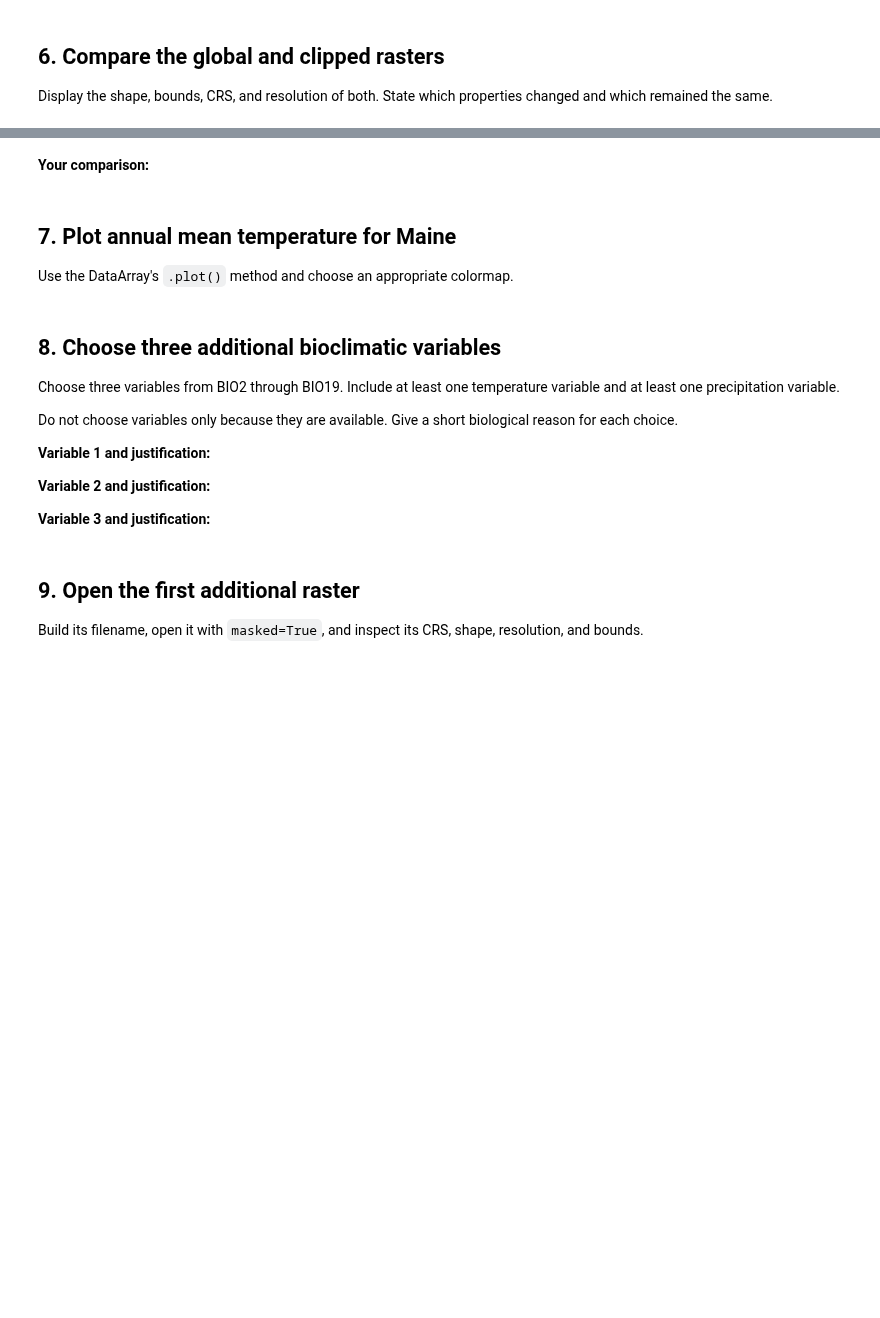
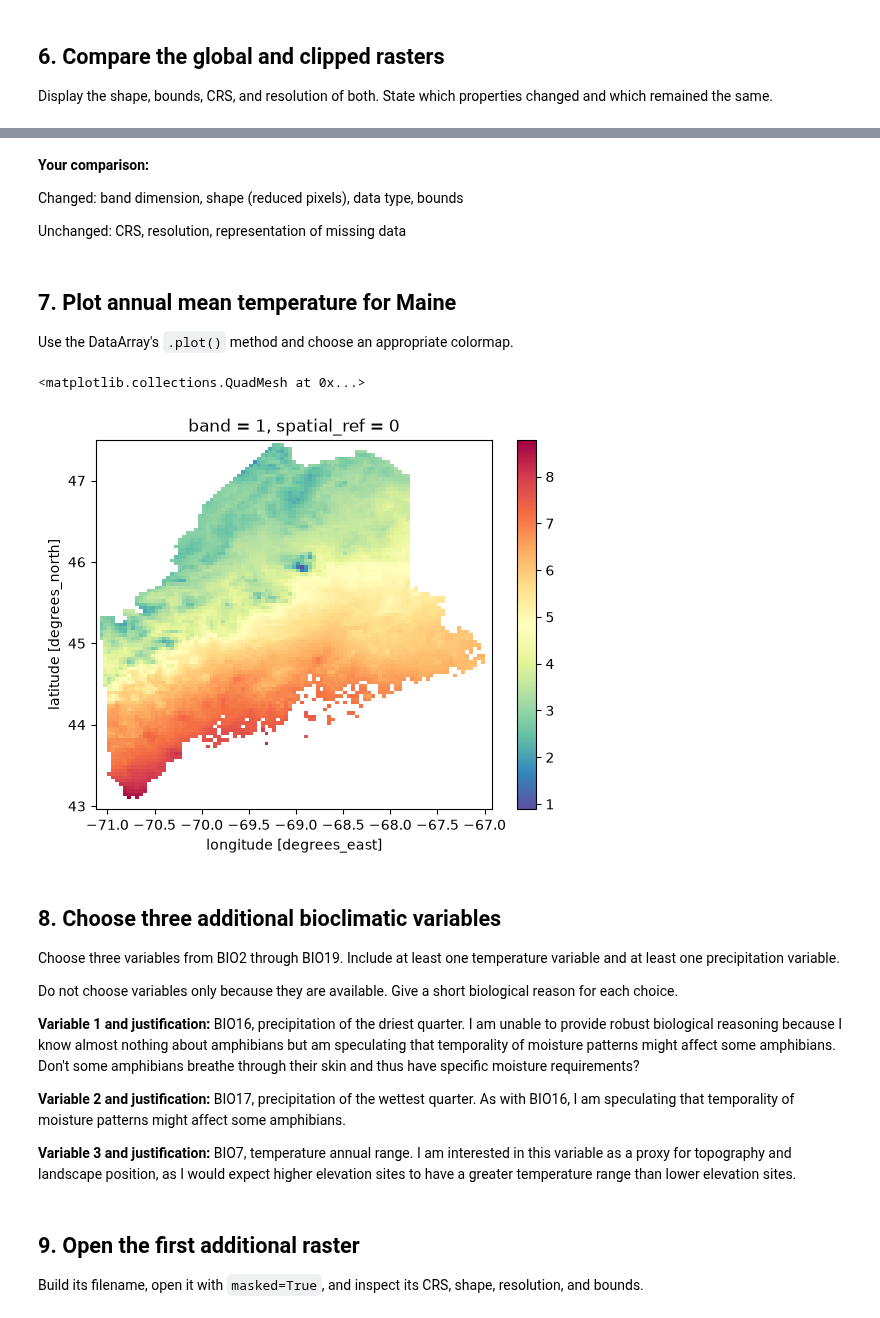
Before and after one commit to relleha/BIO597-SpatialBiodiversity, a Jupyter notebook: docs/assignments/Assignment-05-RasterData.ipynb, the cells around one changed output, grey strips where cells are left out. Saved outputs shown, nothing was run; the diff lists cells and outputs as text; code cells hidden in the pictures; blank space fills up the shorter version.

Commit message:
Complete raster data assignment

```diff
--- a/docs/assignments/Assignment-05-RasterData.ipynb
+++ b/docs/assignments/Assignment-05-RasterData.ipynb
@@ -41,8 +46,16 @@ Also import `Path` from the `pathlib` module as we did previously
 
 Read `Maine_State_Boundary.shp`. Inspect its CRS and shape, then use `dissolve()` to combine the polygons.
 # %%
-boundary_path = "../labs/ME_ShapeFiles/Maine_State_Boundary.shp"
+boundary_path = "../labs/ME_ShapeFiles/"
 
 # Read the boundary.
+maine_boundary = gpd.read_file(boundary_path + "Maine_State_Boundary.shp")
+
+
 # Print its CRS and shape.
+print("maine_boundary crs:", maine_boundary.crs)
+
+print("maine_boundary shape:", maine_boundary.shape)
+
 # Dissolve it to one row.
+maine_boundary = maine_boundary.dissolve()
@@ -51,12 +67,12 @@ boundary_path = "../labs/ME_ShapeFiles/Maine_State_Boundary.shp"
 
 Open `wc2.1_2.5m_bio_1.tif` with `masked=True`. Store the result as `bio1`.
 # %%
-bioclim_path = Path("/home/jovyan/shared-readwrite/bioclim")
+bioclim_path = Path("/home/jovyan/shared/bioclim")
 bio1_path = bioclim_path / "wc2.1_2.5m_bio_1.tif"
 
 bio1 = rxr.open_rasterio(
-    __________,
-    masked=__________,
+    bio1_path,
+    masked = True,
 )
 
 bio1
@@ -81,13 +128,13 @@ Add a brief comment beside each output explaining what it describes.
 Use `rio.clip()` with the dissolved boundary. Set `drop=True` and `from_disk=True`, then remove the one-band dimension with `squeeze()`.
 # %%
 bio1_maine = bio1.rio.clip(
-    __________.geometry,
-    __________.crs,
-    drop=__________,
-    from_disk=__________,
+    maine_boundary.geometry,
+    maine_boundary.crs,
+    drop=True,
+    from_disk=True,
 )
 
-bio1_maine = bio1_maine.__________()
+bio1_maine = bio1_maine.squeeze()
 # %% [markdown]
 ## 6. Compare the global and clipped rasters
 
@@ -97,11 +179,19 @@ Display the shape, bounds, CRS, and resolution of both. State which properties c
 # %% [markdown]
 **Your comparison:**
+
+Changed: band dimension, shape (reduced pixels), data type, bounds
+
+Unchanged: CRS, resolution, representation of missing data
 # %% [markdown]
 ## 7. Plot annual mean temperature for Maine
 
 Use the DataArray's `.plot()` method and choose an appropriate colormap.
 # %%
 # Plot bio1_maine here.
+bio1_maine.plot(cmap="Spectral_r")
+# %% [output]
+<matplotlib.collections.QuadMesh at 0x...>
+[figure, added]
 # %% [markdown]
 ## 8. Choose three additional bioclimatic variables
 
@@ -109,11 +199,11 @@ Choose three variables from BIO2 through BIO19. Include at least one temperature
 
 Do not choose variables only because they are available. Give a short biological reason for each choice.
 
-**Variable 1 and justification:**
+**Variable 1 and justification:** BIO16, precipitation of the driest quarter. I am unable to provide robust biological reasoning because I know almost nothing about amphibians but am speculating that temporality of moisture patterns might affect some amphibians. Don't some amphibians breathe through their skin and thus have specific moisture requirements?
 
-**Variable 2 and justification:**
+**Variable 2 and justification:** BIO17, precipitation of the wettest quarter. As with BIO16, I am speculating that temporality of moisture patterns might affect some amphibians.
 
-**Variable 3 and justification:**
+**Variable 3 and justification:** BIO7, temperature annual range. I am interested in this variable as a proxy for topography and landscape position, as I would expect higher elevation sites to have a greater temperature range than lower elevation sites.
 # %% [markdown]
 ## 9. Open the first additional raster
 
```
Also changed, not shown: parts of 33 cells of this notebook, 5 other files.
